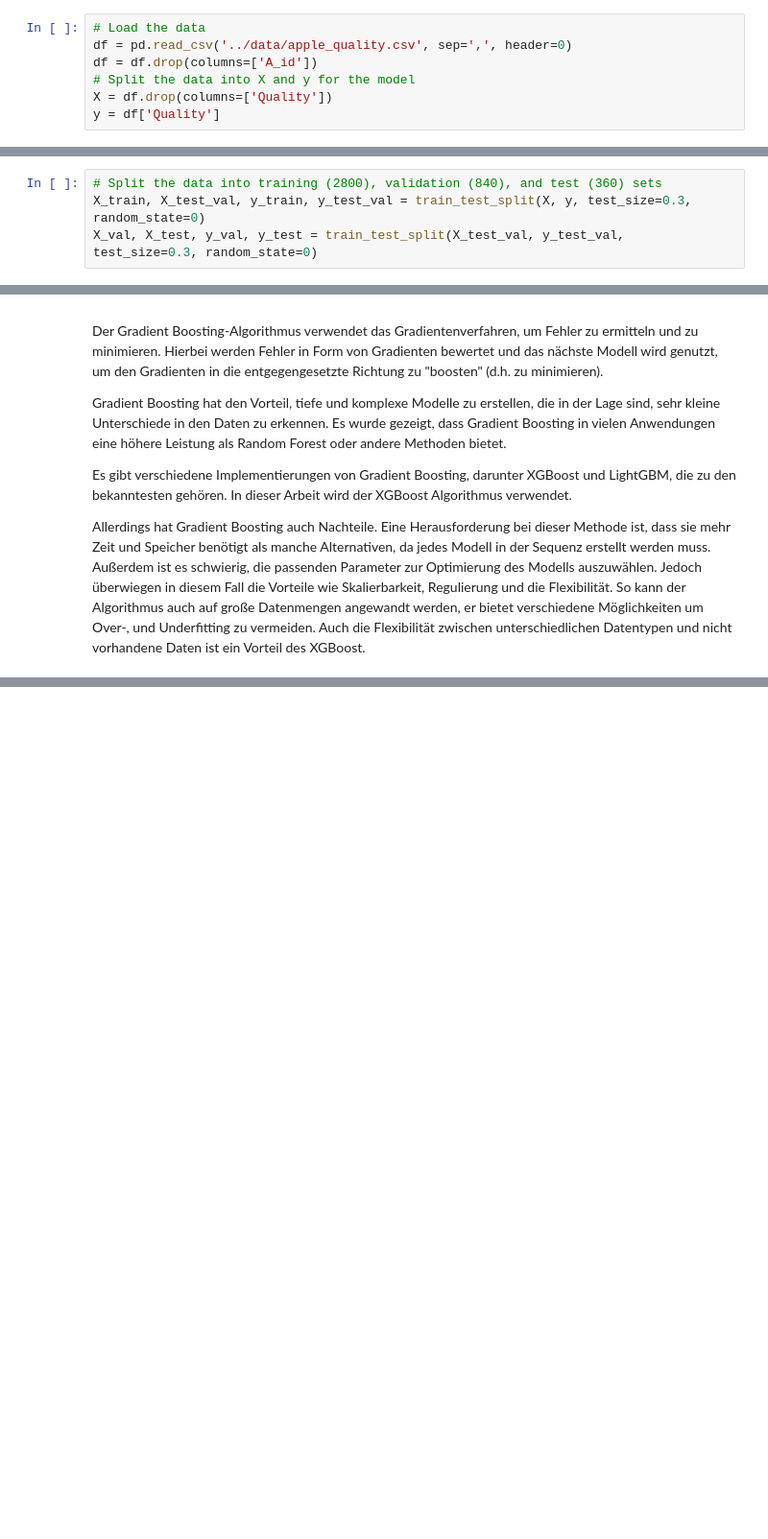
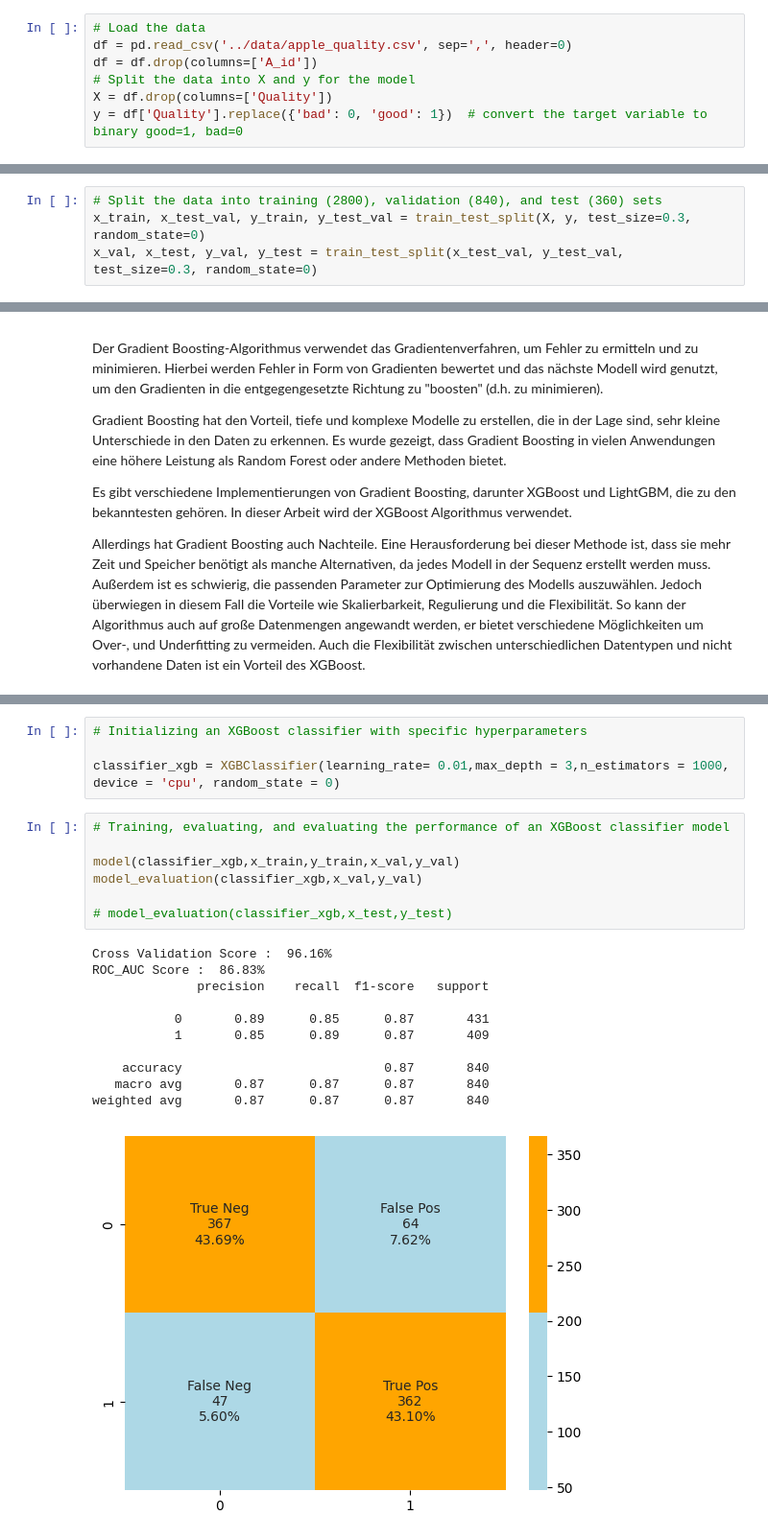
Before and after one commit to timonoessler/DataExplorationProject, a Jupyter notebook: src/Data_explo.ipynb, the cells around one changed output, grey strips where cells are left out. Shown at 96% size. Saved outputs shown, nothing was run; the diff lists cells and outputs as text; blank space fills up the shorter version.

Commit message:
implementation of XGBClassifier

```diff
--- a/src/Data_explo.ipynb
+++ b/src/Data_explo.ipynb
@@ -43,7 +61,7 @@ df = pd.read_csv('../data/apple_quality.csv', sep=',', header=0)
 df = df.drop(columns=['A_id'])
 # Split the data into X and y for the model
 X = df.drop(columns=['Quality'])
-y = df['Quality']
+y = df['Quality'].replace({'bad': 0, 'good': 1})  # convert the target variable to binary good=1, bad=0
 # %% [markdown]
 ## 2. Vorbereitung der Daten
 ### 2.1 Daten Analyse
@@ -234,8 +224,8 @@ dass es auf neuen, unabhängigen Daten gut generalisiert. <br><br>
 `Entfernen der Spalten Sweetness, Crunchiness, Juiciness und Acidity. Aufgrund von einer Spezialisierung auf Noninvasive Testmethoden.`
 # %%
 # Split the data into training (2800), validation (840), and test (360) sets
-X_train, X_test_val, y_train, y_test_val = train_test_split(X, y, test_size=0.3, random_state=0)
-X_val, X_test, y_val, y_test = train_test_split(X_test_val, y_test_val, test_size=0.3, random_state=0)
+x_train, x_test_val, y_train, y_test_val = train_test_split(X, y, test_size=0.3, random_state=0)
+x_val, x_test, y_val, y_test = train_test_split(x_test_val, y_test_val, test_size=0.3, random_state=0)
 # %% [markdown]
 ### 2.5 Auswahl der Metriken
 Angesichts der Tatsache, dass ein Apfelhändler Gefahr läuft, seinen Ruf zu schädigen, wenn er überreife Äpfel an seine Kunden verkauft,<br>
@@ -270,0 +312,23 @@ Allerdings hat Gradient Boosting auch Nachteile. Eine Herausforderung bei dieser
+# %%
+# Initializing an XGBoost classifier with specific hyperparameters
+
+classifier_xgb = XGBClassifier(learning_rate= 0.01,max_depth = 3,n_estimators = 1000, device = 'cpu', random_state = 0)
+# %%
+# Training, evaluating, and evaluating the performance of an XGBoost classifier model
+
+model(classifier_xgb,x_train,y_train,x_val,y_val)
+model_evaluation(classifier_xgb,x_val,y_val)
+
+# model_evaluation(classifier_xgb,x_test,y_test)
+# %% [output]
+Cross Validation Score :  96.16%
+ROC_AUC Score :  86.83%
+              precision    recall  f1-score   support
+
+           0       0.89      0.85      0.87       431
+           1       0.85      0.89      0.87       409
+
+    accuracy                           0.87       840
+   macro avg       0.87      0.87      0.87       840
+weighted avg       0.87      0.87      0.87       840
+[figure, added]
```
Also changed, not shown: parts of 8 cells of this notebook, 2 other files.
